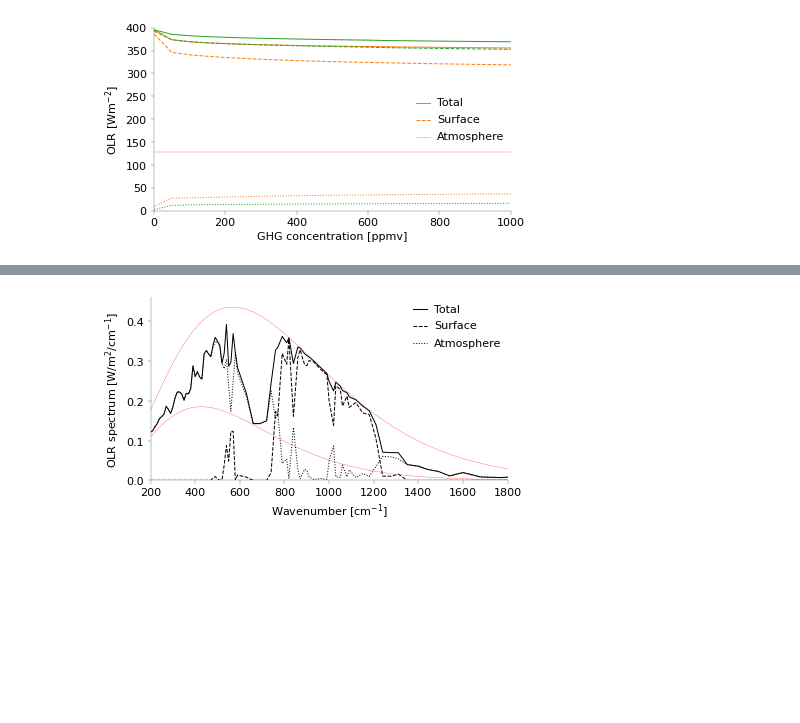
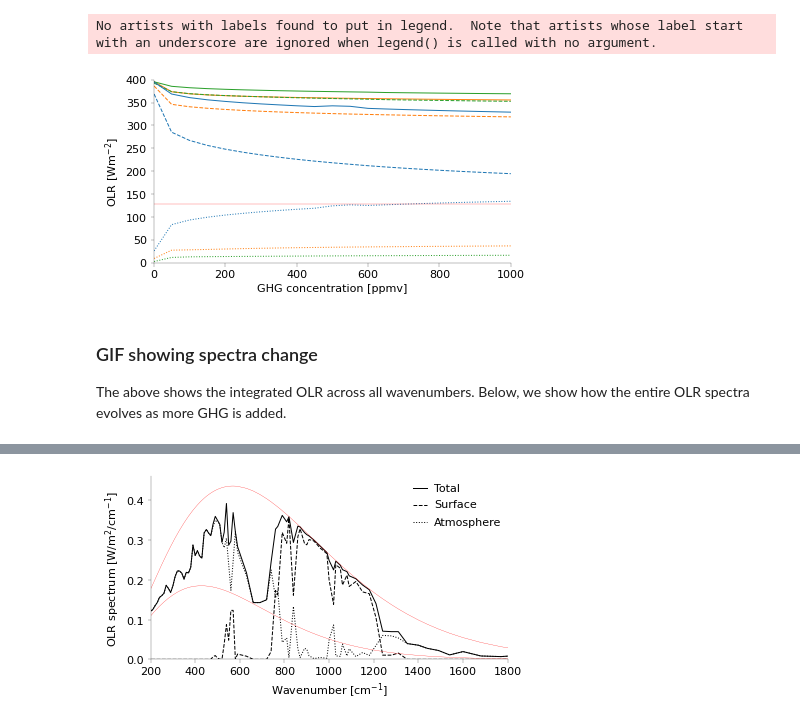
Before and after one commit to jduffield65/ClimateModel, a Jupyter notebook: coast_talk/real_gas.ipynb, the cells around one changed output, grey strips where cells are left out. Drawn from its saved outputs; the diff is of its cells as text; code cells hidden in the pictures; blank space fills up the shorter version.

```diff
--- a/coast_talk/real_gas.ipynb
+++ b/coast_talk/real_gas.ipynb
@@ -128,7 +112,9 @@ def get_continuous_segments(x, y, mask):
 # %%
 molecules_plot = ['co2', 'ch4', 'h2o']
+# molecules_plot = ['co2', 'ch4']
 alpha_faint = 0.2
-show_earth_transmission = True    # show radiation from surface that reaches space in earth like climate
+# alpha_faint = 1
+show_earth_transmission = False    # show radiation from surface that reaches space in earth like climate
 absorb_coef_nu_centre = {key: np.zeros(n_bands) for key in ['co2', 'ch4']}
 fig, ax = plt.subplots(1, 1)
 fig_resize_use(fig)
@@ -183,12 +169,13 @@ ax2.set_ylabel('Surface Flux [W/m$^2$/cm$^{-1}$]')
 ax2.set_ylim(ax_lim_flux)
 
 
+
 update_linewidth_use(fig)
 if 'ch4' in molecules_plot:
-    add_legend(ax)
-if show_earth_transmission:
+    add_legend(ax, loc='upper right')
+if show_earth_transmission and alpha_faint != 1:
     ax.axhline(1, color='k', lw=ax_linewidth)
 update_fontsize_use(fig)
 plt.show()
-savefig(fig)
+# savefig(fig)
 # %% [output]
@@ -230,34 +220,38 @@ olr_area_surface = get_olr_area(atmos_base, flux=B_wavenumber(atmos_base.nu_band
 # %%
 plot_diff = False
 fig, ax = plt.subplots(1, 1)
 fig_resize_use(fig)
-for key2 in ['co2', 'ch4']:
+for key2 in ['co2', 'ch4', 'h2o']:
     # if not plot_diff and key2 == 'ch4':
     #     continue
     for key in olr_breakdown[key2]:
         var = [get_olr_area(atmos_base, flux=olr_breakdown[key2][key][i]) for i in range(n_conc)]
         if plot_diff and key != 'atmos':
             var -= olr_area_surface
-        ax.plot(co2_conc, var, color=colors_molecule[key2], linestyle=linestyle_olr[key], label=label_olr[key] if key2 == 'co2' else None)
+        ax.plot(co2_conc, var, color=colors_molecule[key2], linestyle=linestyle_olr[key], label=label_olr[key] if key2 == 'gray' else None)
 # ax.plot(co2_conc, olr_breakdown['atmos'])
 
 update_linewidth_use(fig)
-add_legend(ax)
+add_legend(ax, loc='center right')
 update_fontsize_use(fig)
 ax.set_xlabel('GHG concentration [ppmv]')
 ax.set_xlim(0, co2_conc[-1])
 if not plot_diff:
-    ax.axhline(olr_tropopause, color='r', lw=ax_linewidth)
+    ax.axhline(olr_area_tropopause, color='r', lw=ax_linewidth)
     ax.set_ylim(0, 400)
     ax.set_ylabel('OLR [Wm$^{-2}$]')
 else:
     ax.set_ylabel('OLR change [Wm$^{-2}$]')
     ax.axhline(0, color='k', lw=ax_linewidth)
     ax.set_ylim(-100, 100)
 plt.show()
-savefig(fig)
+# savefig(fig)
 # %% [output]
+No artists with labels found to put in legend.  Note that artists whose label start with an underscore are ignored when legend() is called with no argument.
-[figure, old version]
+[figure, new version]
+# %% [markdown]
+### GIF showing spectra change
+The above shows the integrated OLR across all wavenumbers. Below, we show how the entire OLR spectra evolves as more GHG is added.
 # %%
 dpi_gif = 800
 fig, ax = plt.subplots(1, 1, dpi=dpi_gif)
```
Also changed, not shown: parts of 15 cells of this notebook, 1 other file.
